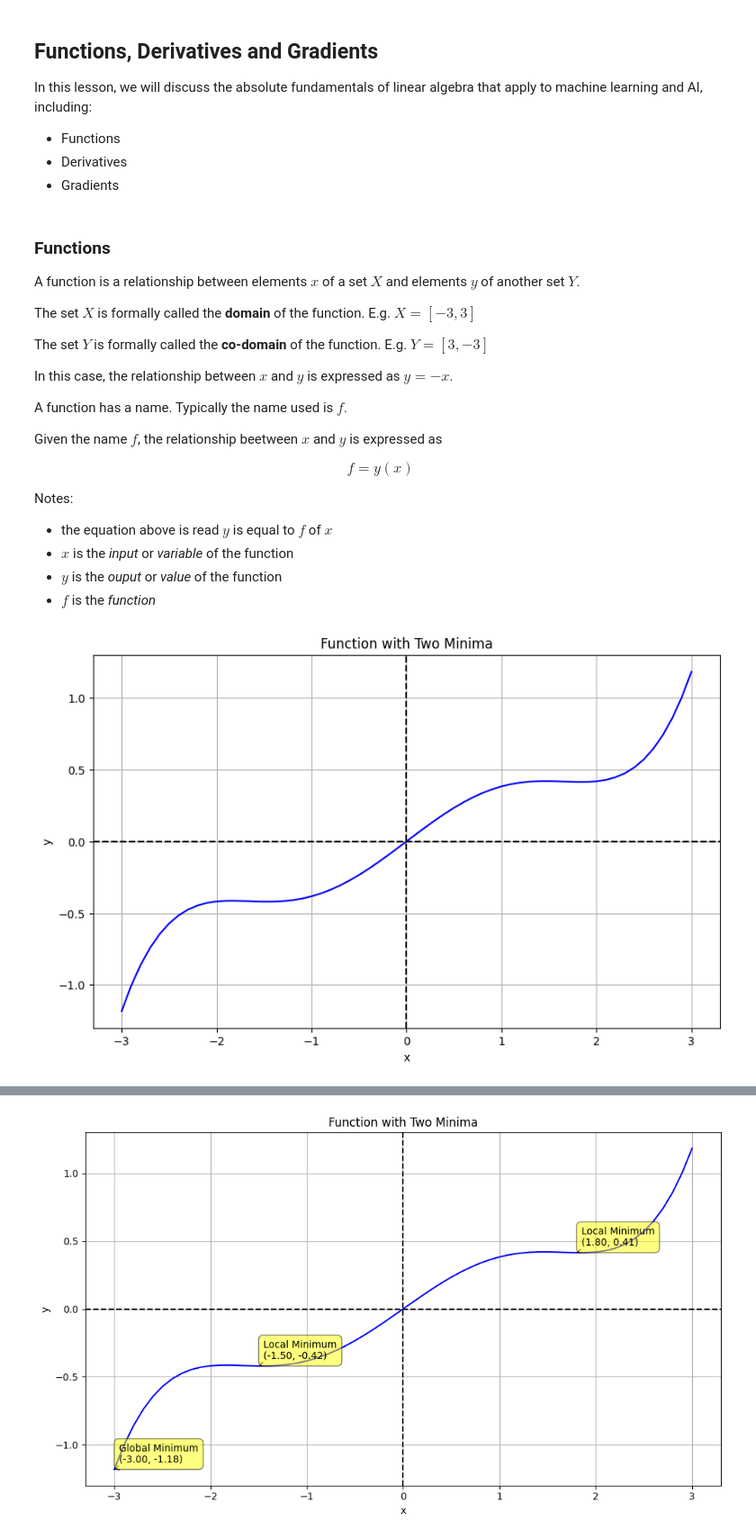
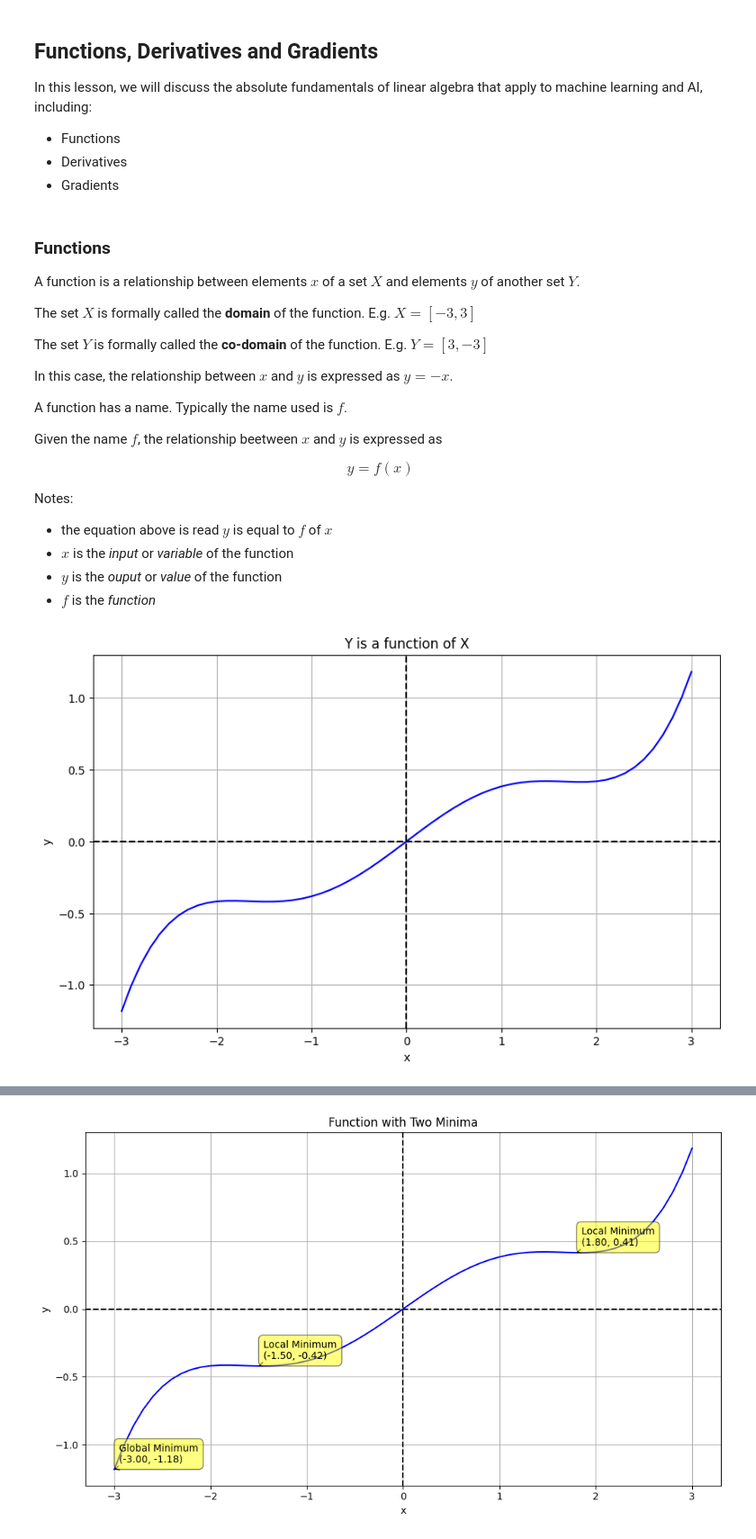
Before and after one commit to prashantnayak-edu/zero-to-ai, a Jupyter notebook: notes/func-der-grad.ipynb, the cells around one changed output, grey strips where cells are left out. Shown at 90% size. Drawn from its saved outputs; the diff is of its cells as text; code cells hidden in the pictures.

```diff
--- a/notes/func-der-grad.ipynb
+++ b/notes/func-der-grad.ipynb
@@ -22,7 +22,7 @@ A function has a name. Typically the name used is $f$.
 Given the name $f$, the relationship beetween $x$ and $y$ is expressed as
 
 $$
-f = y(x)
+y = f(x)
 $$
 
 Notes:
@@ -38,18 +38,18 @@ import matplotlib.pyplot as plt
 # %%
 x = np.arange(-3, 3.1, 0.1)  # Range from -3 to 3 with steps of 0.1
 y = 0.2 * (x**3) - 1.5 * x + 2 * np.sin(x)
 
 plt.figure(figsize=(10, 6))
 plt.plot(x, y, 'b-')
-plt.title('Function with Two Minima')
+plt.title('Y is a function of X')
 plt.xlabel('x')
 plt.ylabel('y')
 plt.grid(True)
 plt.axhline(y=0, color='k', linestyle='--')
 plt.axvline(x=0, color='k', linestyle='--')
 plt.show()
 # %% [output]
-[figure, old version]
+[figure, new version]
 # %% [markdown]
 The graph above displays a function of a single variable $x$. It is a smooth function that varies (i.e. has a value of $y$) that varies betwen -3 and 3.
 
```
Also changed, not shown: parts of 1 cell of this notebook.
